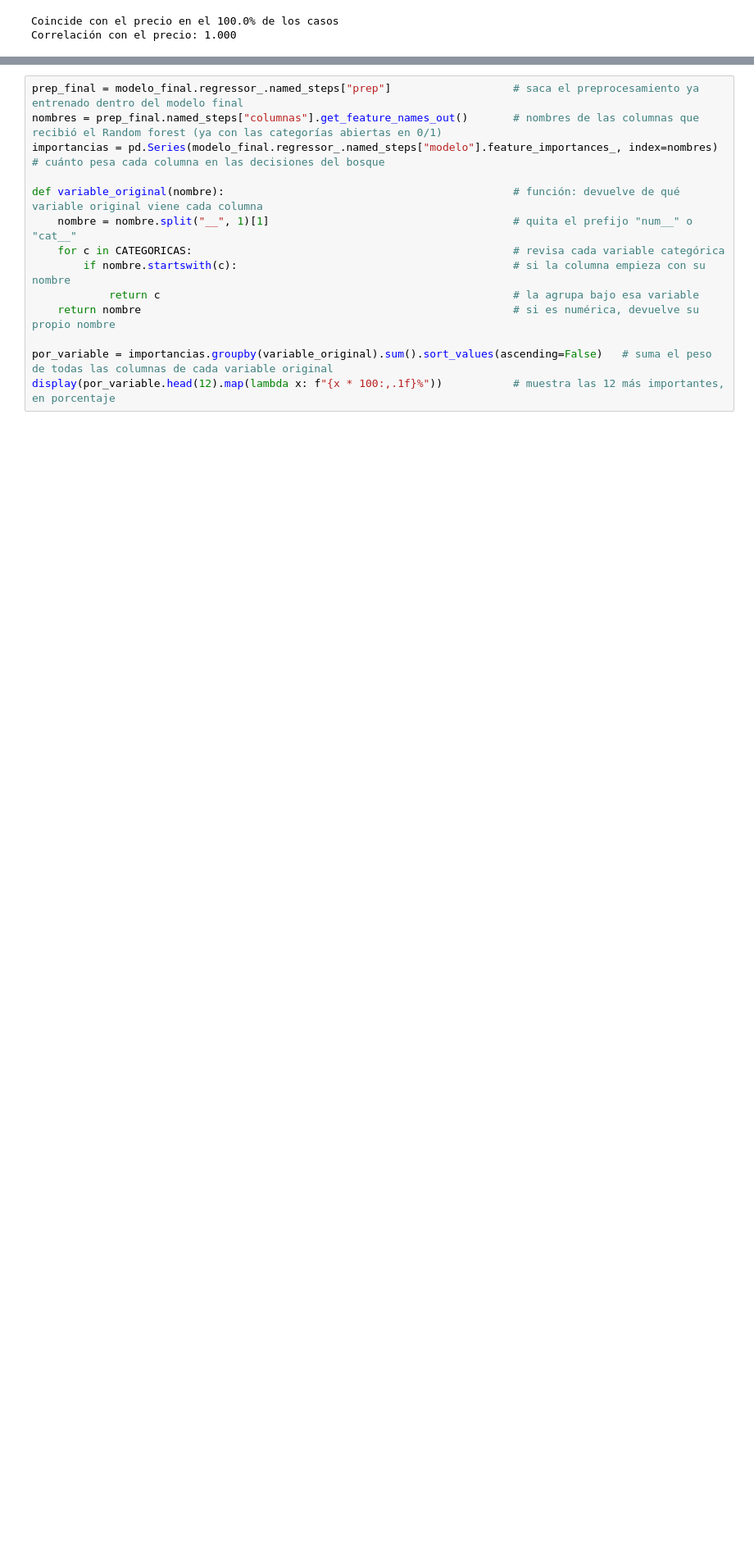
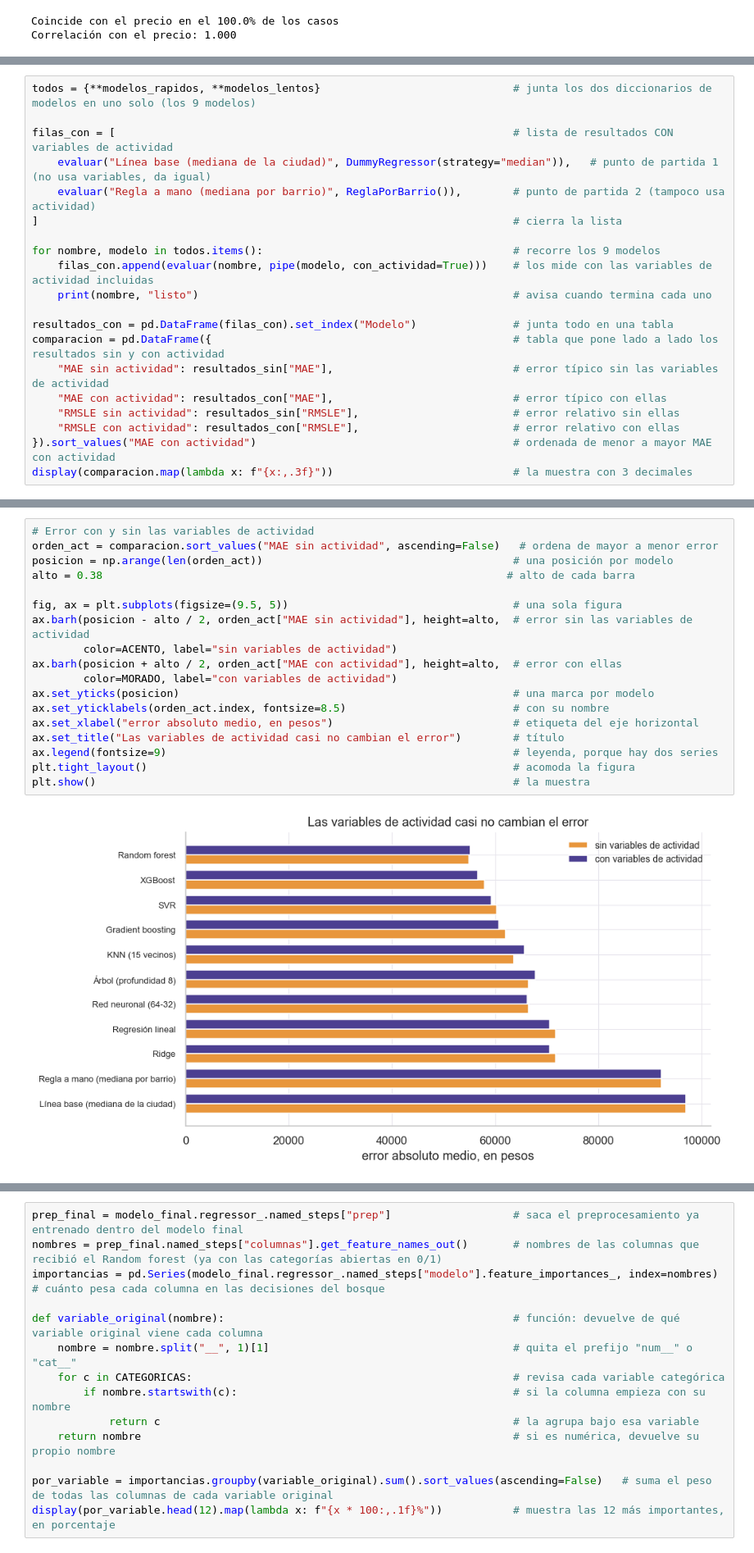
Before and after one commit to AndresMoreiraF/proyecto-airbnb, a Jupyter notebook: notebooks/Proyecto.ipynb, the cells around one changed output, grey strips where cells are left out. Shown at 82% size. Saved outputs shown, nothing was run; the diff lists cells and outputs as text; blank space fills up the shorter version.

```diff
--- a/notebooks/Proyecto.ipynb
+++ b/notebooks/Proyecto.ipynb
@@ -943,0 +1077,20 @@ plt.show()                                                                 # la
+# %%
+todos = {**modelos_rapidos, **modelos_lentos}                              # junta los dos diccionarios de modelos en uno solo (los 9 modelos)
+
+filas_con = [                                                              # lista de resultados CON variables de actividad
+    evaluar("Línea base (mediana de la ciudad)", DummyRegressor(strategy="median")),   # punto de partida 1 (no usa variables, da igual)
+    evaluar("Regla a mano (mediana por barrio)", ReglaPorBarrio()),        # punto de partida 2 (tampoco usa actividad)
+]                                                                          # cierra la lista
+
+for nombre, modelo in todos.items():                                       # recorre los 9 modelos
+    filas_con.append(evaluar(nombre, pipe(modelo, con_actividad=True)))    # los mide con las variables de actividad incluidas
+    print(nombre, "listo")                                                 # avisa cuando termina cada uno
+
+resultados_con = pd.DataFrame(filas_con).set_index("Modelo")               # junta todo en una tabla
+comparacion = pd.DataFrame({                                               # tabla que pone lado a lado los resultados sin y con actividad
+    "MAE sin actividad": resultados_sin["MAE"],                            # error típico sin las variables de actividad
+    "MAE con actividad": resultados_con["MAE"],                            # error típico con ellas
+    "RMSLE sin actividad": resultados_sin["RMSLE"],                        # error relativo sin ellas
+    "RMSLE con actividad": resultados_con["RMSLE"],                        # error relativo con ellas
+}).sort_values("MAE con actividad")                                        # ordenada de menor a mayor MAE con actividad
+display(comparacion.map(lambda x: f"{x:,.3f}"))                            # la muestra con 3 decimales
@@ -944,2 +1120,22 @@ plt.show()                                                                 # la
+# %%
+# Error con y sin las variables de actividad
+orden_act = comparacion.sort_values("MAE sin actividad", ascending=False)   # ordena de mayor a menor error
+posicion = np.arange(len(orden_act))                                       # una posición por modelo
+alto = 0.38                                                               # alto de cada barra
+
+fig, ax = plt.subplots(figsize=(9.5, 5))                                   # una sola figura
+ax.barh(posicion - alto / 2, orden_act["MAE sin actividad"], height=alto,  # error sin las variables de actividad
+        color=ACENTO, label="sin variables de actividad")
+ax.barh(posicion + alto / 2, orden_act["MAE con actividad"], height=alto,  # error con ellas
+        color=MORADO, label="con variables de actividad")
+ax.set_yticks(posicion)                                                    # una marca por modelo
+ax.set_yticklabels(orden_act.index, fontsize=8.5)                          # con su nombre
+ax.set_xlabel("error absoluto medio, en pesos")                            # etiqueta del eje horizontal
+ax.set_title("Las variables de actividad casi no cambian el error")        # título
+ax.legend(fontsize=9)                                                      # leyenda, porque hay dos series
+plt.tight_layout()                                                         # acomoda la figura
+plt.show()                                                                 # la muestra
+# %% [output]
+[figure, added]
 # %% [markdown]
 ### Conclusión: modelos
```
Also changed, not shown: parts of 56 cells of this notebook, 4 other files.
